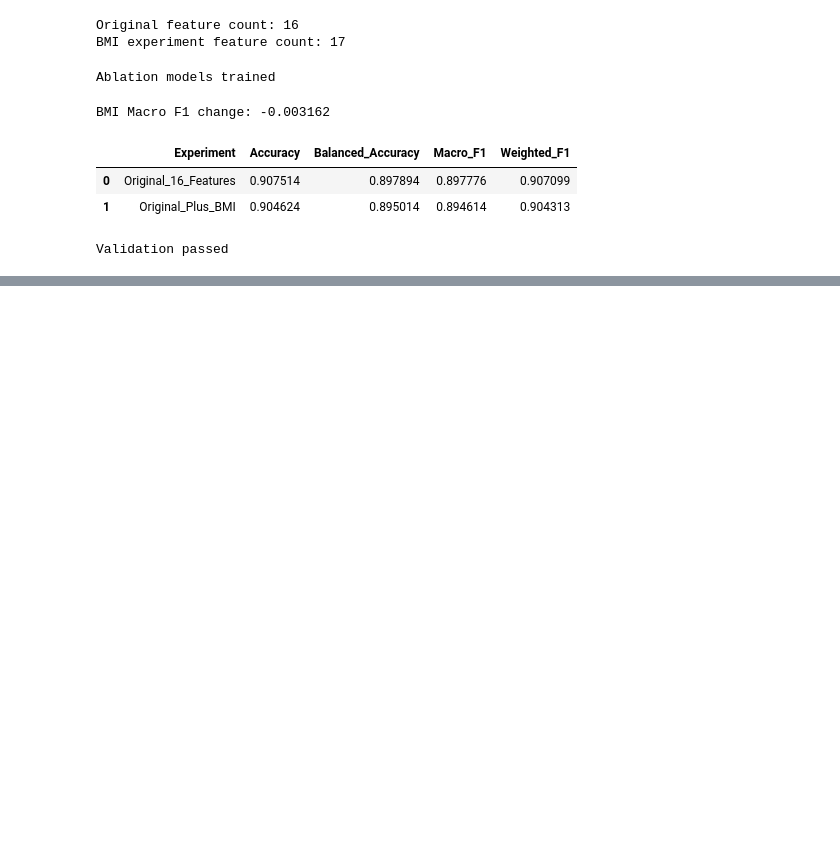
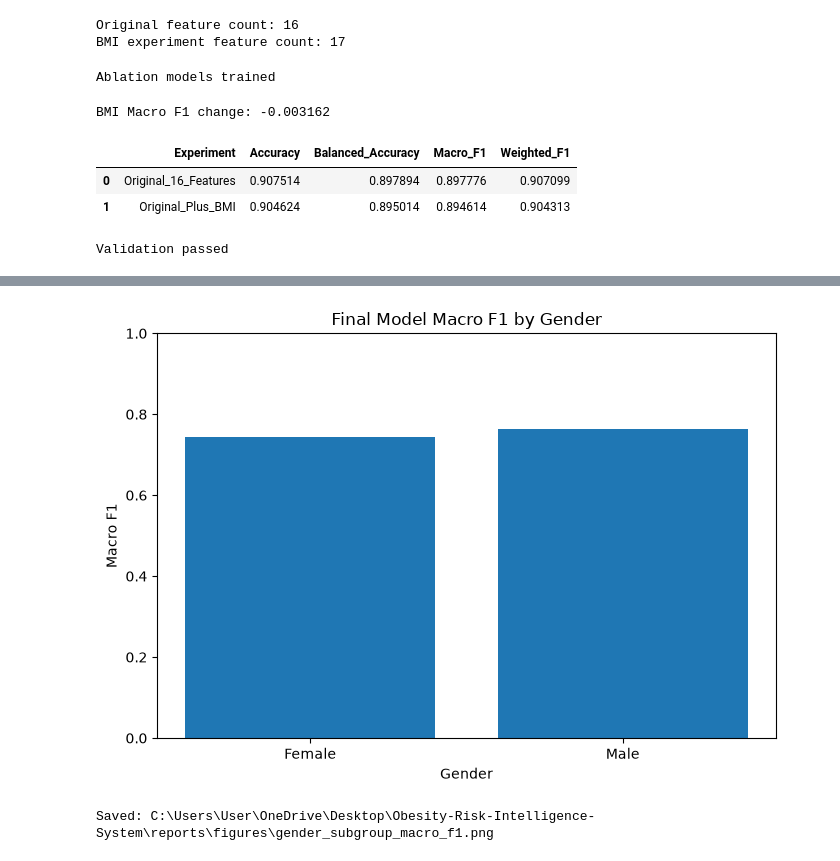
Before and after one commit to SMCodeX7/Obesity-Risk-Intelligence-System, a Jupyter notebook: notebooks/06_explainability.ipynb, the cells around one changed output, grey strips where cells are left out. Saved outputs shown, nothing was run; the diff lists cells and outputs as text; code cells hidden in the pictures; blank space fills up the shorter version.

Commit message:
Complete subgroup analysis and Phase 7 evaluation

```diff
--- a/notebooks/06_explainability.ipynb
+++ b/notebooks/06_explainability.ipynb
@@ -2082,0 +2229,53 @@ Validation passed
+# %%
+plt.figure(
+    figsize=(7, 5)
+)
+
+plt.bar(
+    gender_performance_df[
+        "Gender"
+    ],
+    gender_performance_df[
+        "Macro_F1"
+    ],
+)
+
+plt.ylabel(
+    "Macro F1"
+)
+
+plt.xlabel(
+    "Gender"
+)
+
+plt.title(
+    "Final Model Macro F1 by Gender"
+)
+
+plt.ylim(
+    0,
+    1,
+)
+
+plt.tight_layout()
+
+gender_figure_path = (
+    FIGURE_DIRECTORY
+    / "gender_subgroup_macro_f1.png"
+)
+
+plt.savefig(
+    gender_figure_path,
+    dpi=300,
+    bbox_inches="tight",
+)
+
+plt.show()
+
+print(
+    "Saved:",
+    gender_figure_path,
+)
+# %% [output]
+[figure, added]
+Saved: C:\Users\User\OneDrive\Desktop\Obesity-Risk-Intelligence-System\reports\figures\gender_subgroup_macro_f1.png
```
Also changed, not shown: parts of 7 cells of this notebook, 5 other files.
